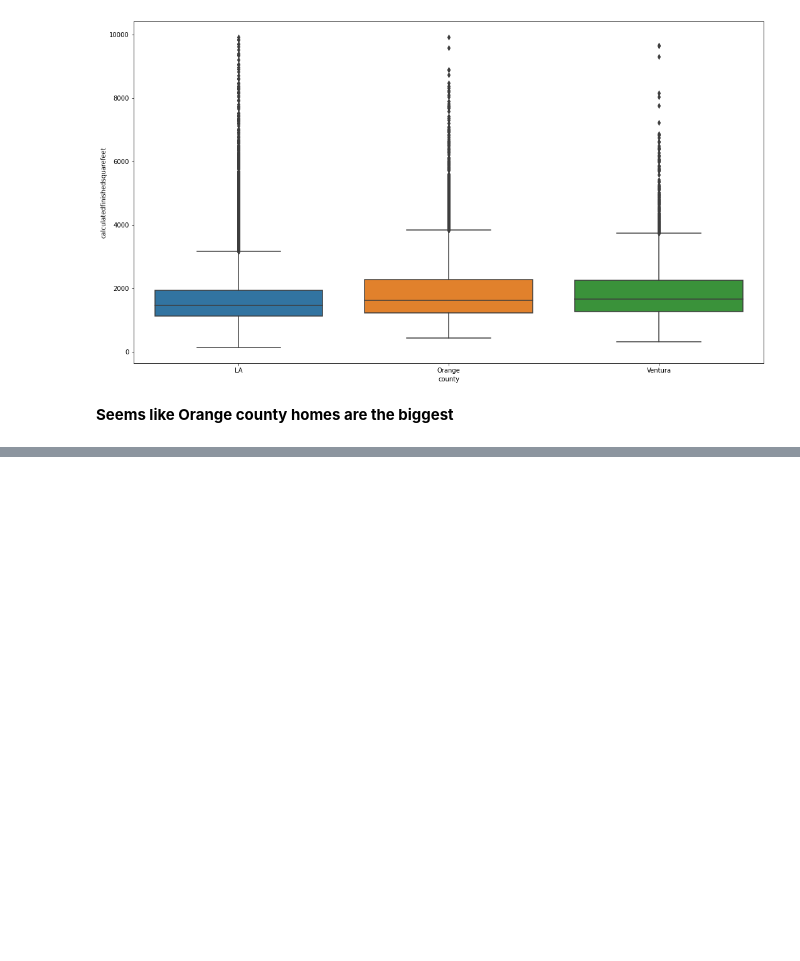
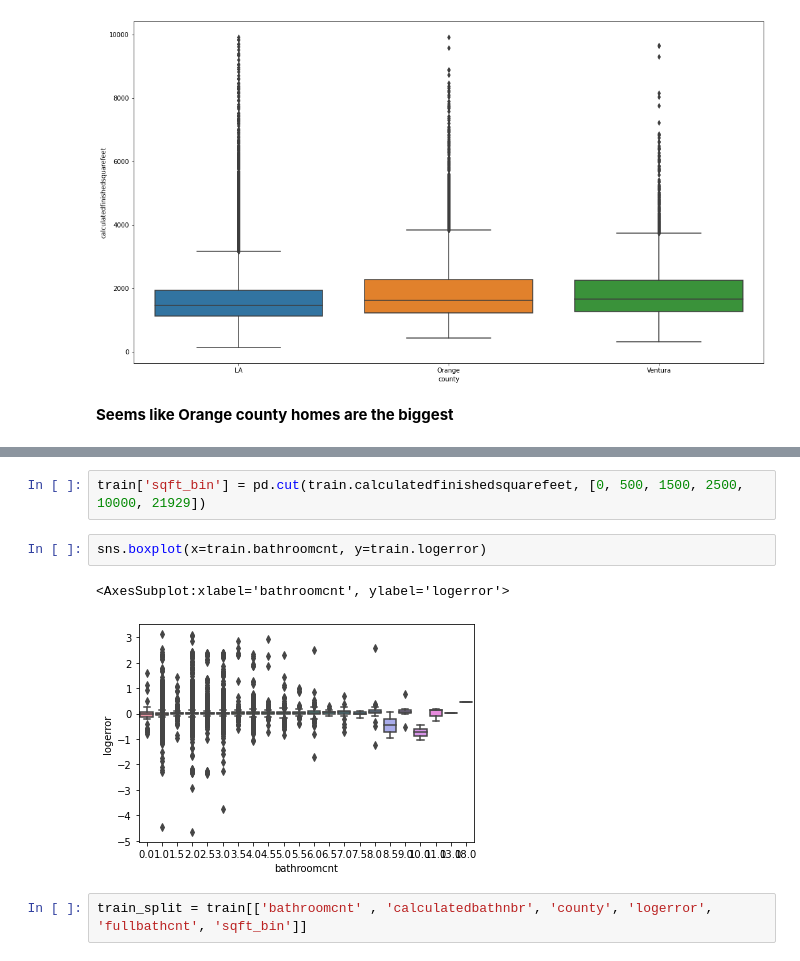
Before and after one commit to markydoug/clustering-exercises, a Jupyter notebook: explore_zillow.ipynb, the cells around one changed output, grey strips where cells are left out. Drawn from its saved outputs; the diff is of its cells as text; blank space fills up the shorter version.

```diff
--- a/explore_zillow.ipynb
+++ b/explore_zillow.ipynb
@@ -91,0 +116,9 @@ sns.boxplot(data=train, x='county', y=train[train.calculatedfinishedsquarefeet <
+# %%
+train['sqft_bin'] = pd.cut(train.calculatedfinishedsquarefeet, [0, 500, 1500, 2500, 10000, 21929])
+# %%
+sns.boxplot(x=train.bathroomcnt, y=train.logerror)
+# %% [output]
+<AxesSubplot:xlabel='bathroomcnt', ylabel='logerror'>
+[figure, added]
+# %%
+train_split = train[['bathroomcnt' , 'calculatedbathnbr', 'county', 'logerror', 'fullbathcnt', 'sqft_bin']]
```
Also changed, not shown: parts of 6 cells of this notebook.
